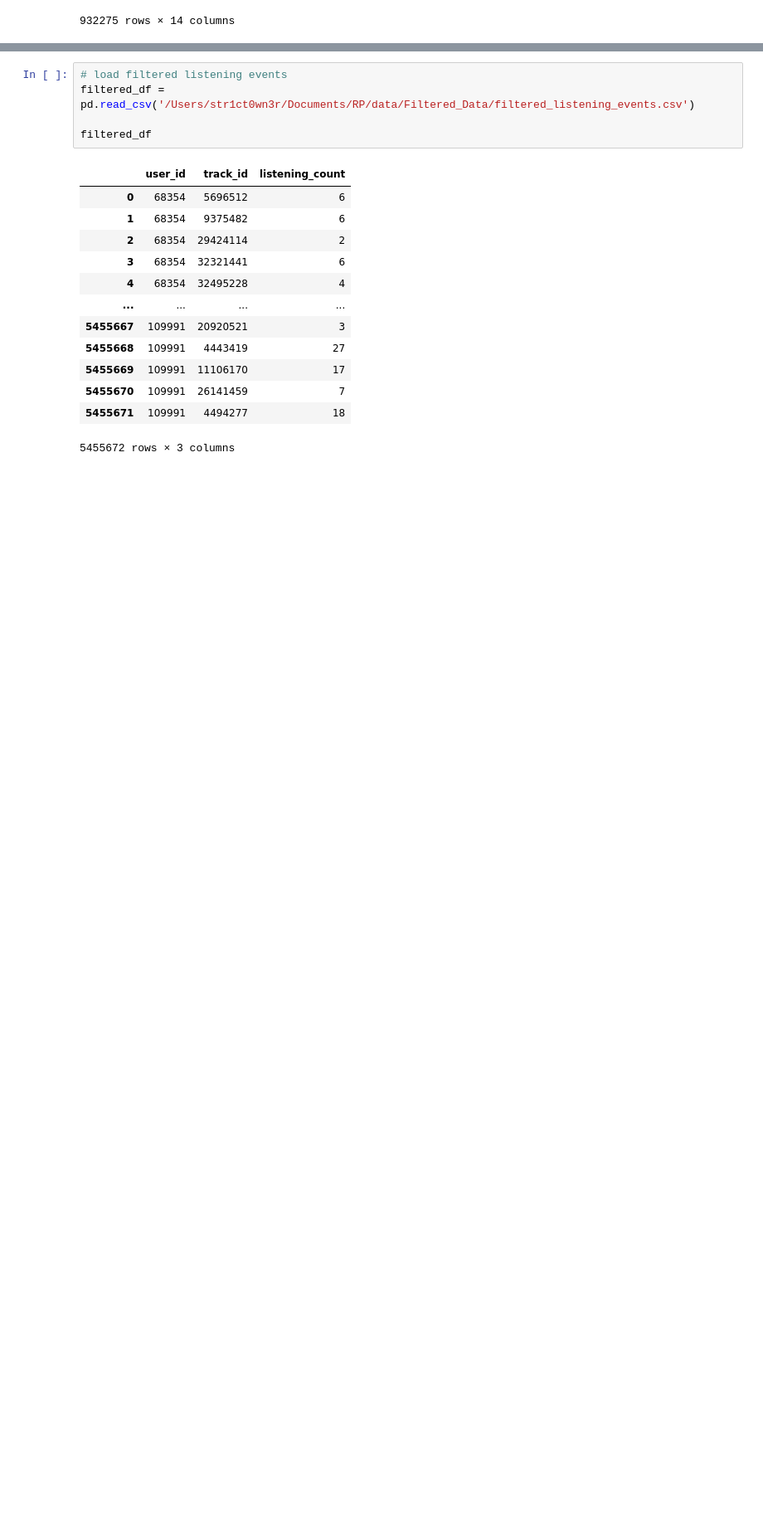
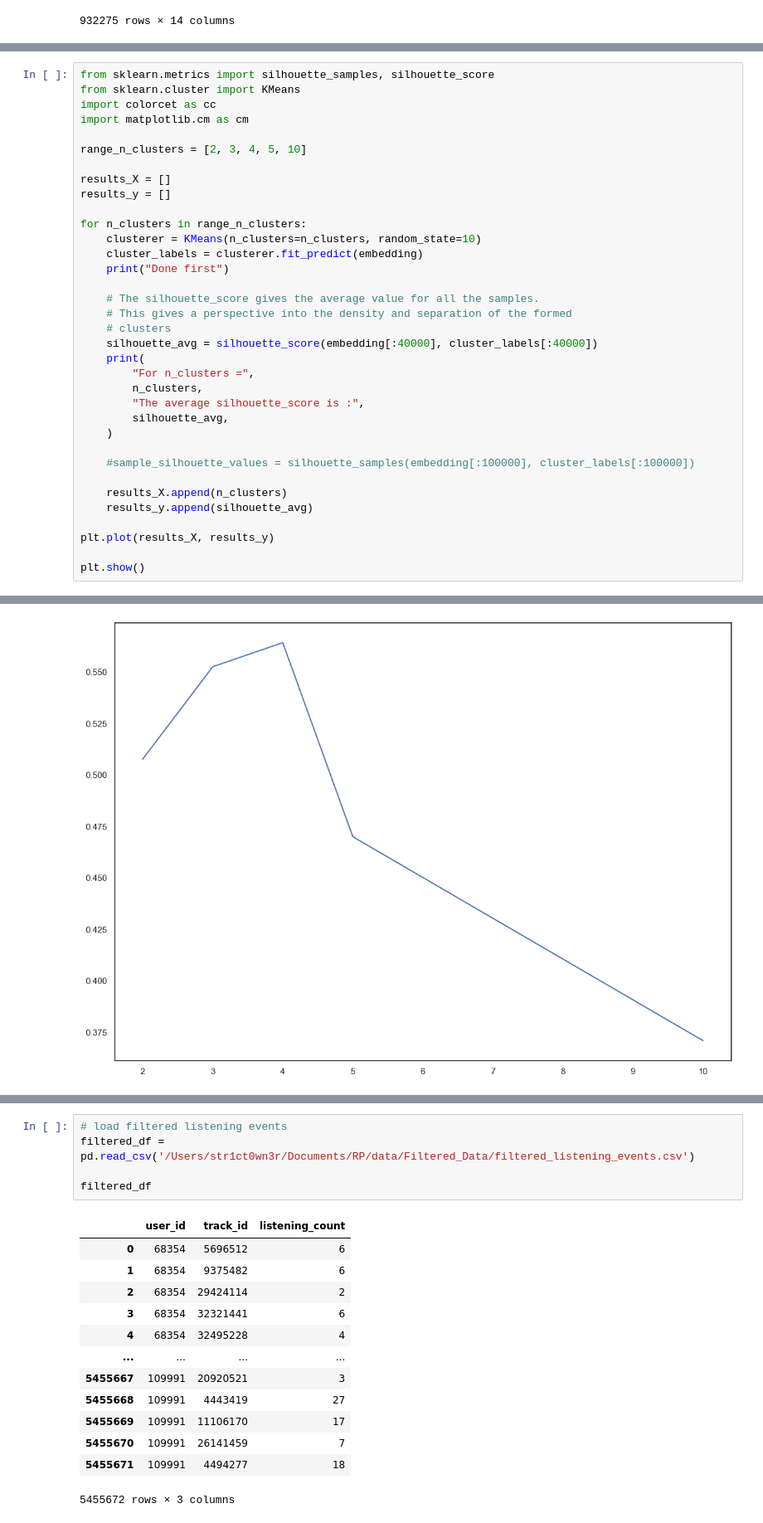
Before and after one commit to GloryFight3r/music_recommender, a Jupyter notebook: src/DataExploration/explore.ipynb, the cells around one changed output, grey strips where cells are left out. Shown at 83% size. Drawn from its saved outputs; the diff is of its cells as text; blank space fills up the shorter version.

```diff
--- a/src/DataExploration/explore.ipynb
+++ b/src/DataExploration/explore.ipynb
@@ -116,0 +133,36 @@ Text(0.5, 1.0, 'Song features embedded in 2D space')
+# %%
+from sklearn.metrics import silhouette_samples, silhouette_score
+from sklearn.cluster import KMeans
+import colorcet as cc
+import matplotlib.cm as cm
+
+range_n_clusters = [2, 3, 4, 5, 10]
+
+results_X = []
+results_y = []
+
+for n_clusters in range_n_clusters:
+    clusterer = KMeans(n_clusters=n_clusters, random_state=10)
+    cluster_labels = clusterer.fit_predict(embedding)
+    print("Done first")
+
+    # The silhouette_score gives the average value for all the samples.
+    # This gives a perspective into the density and separation of the formed
+    # clusters
+    silhouette_avg = silhouette_score(embedding[:40000], cluster_labels[:40000])
+    print(
+        "For n_clusters =",
+        n_clusters,
+        "The average silhouette_score is :",
+        silhouette_avg,
+    )
+
+    #sample_silhouette_values = silhouette_samples(embedding[:100000], cluster_labels[:100000])
+
+    results_X.append(n_clusters)
+    results_y.append(silhouette_avg)
+
+plt.plot(results_X, results_y)
+
+plt.show()
+# %% [output]
@@ -116,0 +179 @@ Text(0.5, 1.0, 'Song features embedded in 2D space')
+[figure, added]
```
Also changed, not shown: parts of 16 cells of this notebook, 5 other files.
